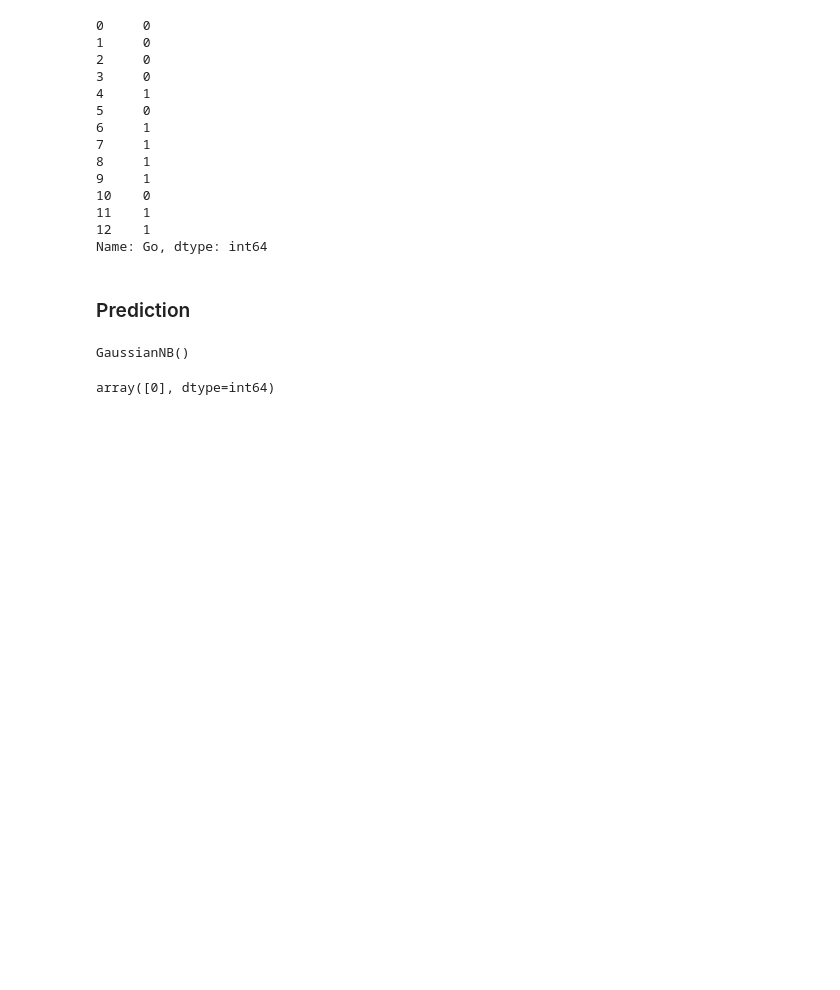
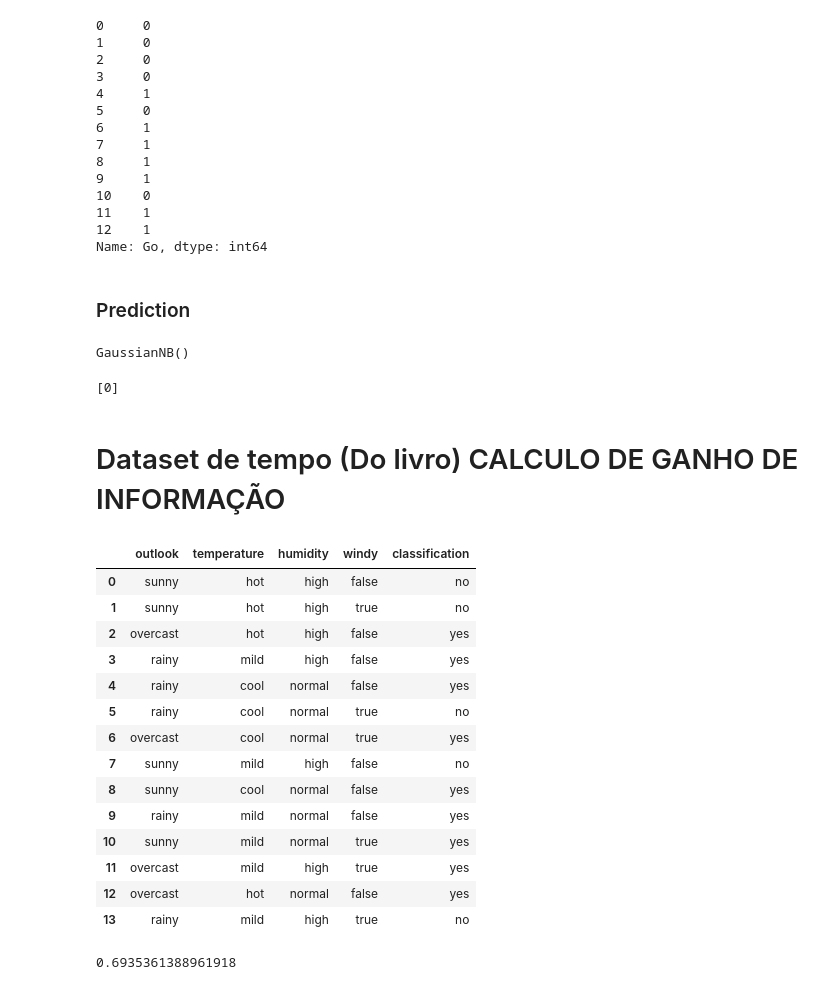
Before and after one commit to nathancarlos22/miner-and-statistic, a Jupyter notebook: Data_mining_Projeto_1.ipynb, the cells around one changed output. Cells and saved outputs as stored; diff of their text form; code cells hidden in the pictures; blank space fills up the shorter version.

Commit message:
calculate information gain

```diff
--- a/Data_mining_Projeto_1.ipynb
+++ b/Data_mining_Projeto_1.ipynb
@@ -228,8 +227,38 @@ naive_bayes_classifier.fit(X, y)
 GaussianNB()
 # %%
 pred = naive_bayes_classifier.predict([[30, 10, 3, 1]])
-pred
+print(pred)
 # 0 = NO
 # 1 = YES
 # %% [output]
-array([0], dtype=int64)
+[0]
+# %% [markdown]
+# Dataset de tempo (Do livro) CALCULO DE GANHO DE INFORMAÇÃO
+# %%
+dataset = {
+    'outlook': ['sunny', 'sunny', 'overcast', 'rainy', 'rainy', 'rainy', 'overcast', 'sunny', 'sunny', 'rainy', 'sunny', 'overcast', 'overcast', 'rainy'],
+    'temperature': ['hot', 'hot', 'hot', 'mild', 'cool', 'cool', 'cool', 'mild', 'cool', 'mild', 'mild', 'mild', 'hot', 'mild'],
+    'humidity': ['high', 'high', 'high', 'high', 'normal', 'normal', 'normal', 'high', 'normal', 'normal', 'normal', 'high', 'normal', 'high'],
+    'windy': ['false', 'true', 'false', 'false', 'false', 'true', 'true', 'false', 'false', 'false', 'true', 'true', 'false', 'true'],
+    'classification': ['no', 'no', 'yes', 'yes', 'yes', 'no', 'yes', 'no', 'yes', 'yes', 'yes', 'yes', 'yes', 'no']
+
+}
+# %%
+dataf = pd.DataFrame(dataset)
+dataf
+# %% [output]
+|  | outlook | temperature | humidity | windy | classification |
+| 0 | sunny | hot | high | false | no |
+| 1 | sunny | hot | high | true | no |
+| 2 | overcast | hot | high | false | yes |
+| 3 | rainy | mild | high | false | yes |
+| 4 | rainy | cool | normal | false | yes |
+| 5 | rainy | cool | normal | true | no |
+| 6 | overcast | cool | normal | true | yes |
+| 7 | sunny | mild | high | false | no |
+| 8 | sunny | cool | normal | false | yes |
+| 9 | rainy | mild | normal | false | yes |
+| 10 | sunny | mild | normal | true | yes |
+| 11 | overcast | mild | high | true | yes |
+| 12 | overcast | hot | normal | false | yes |
+| 13 | rainy | mild | high | true | no |
@@ -235,0 +290,4 @@ array([0], dtype=int64)
+# %%
+calculating_information([[2,3],[4,0], [3,2]])
+# %% [output]
+0.6935361388961918
```
Also changed, not shown: parts of 14 cells of this notebook.
